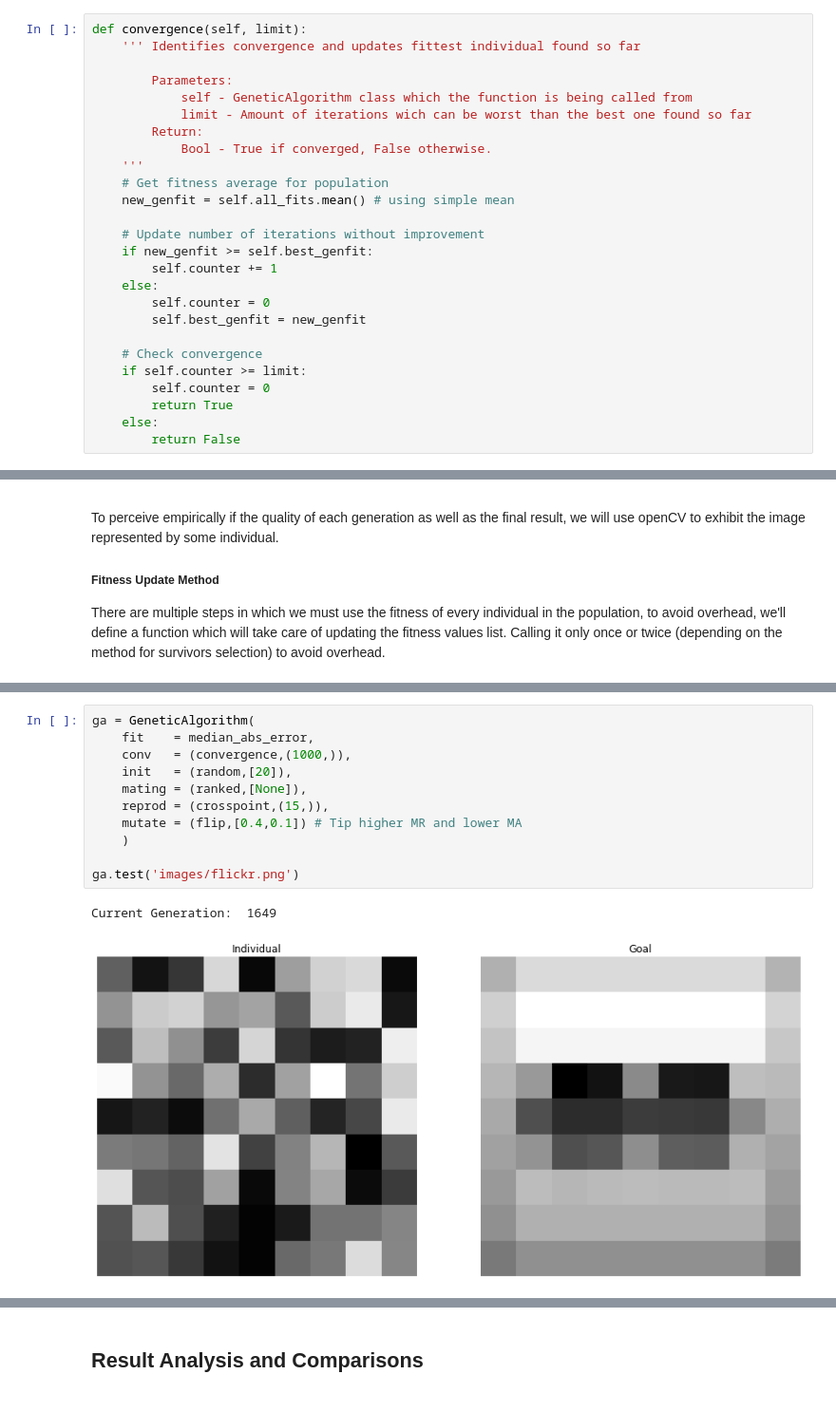
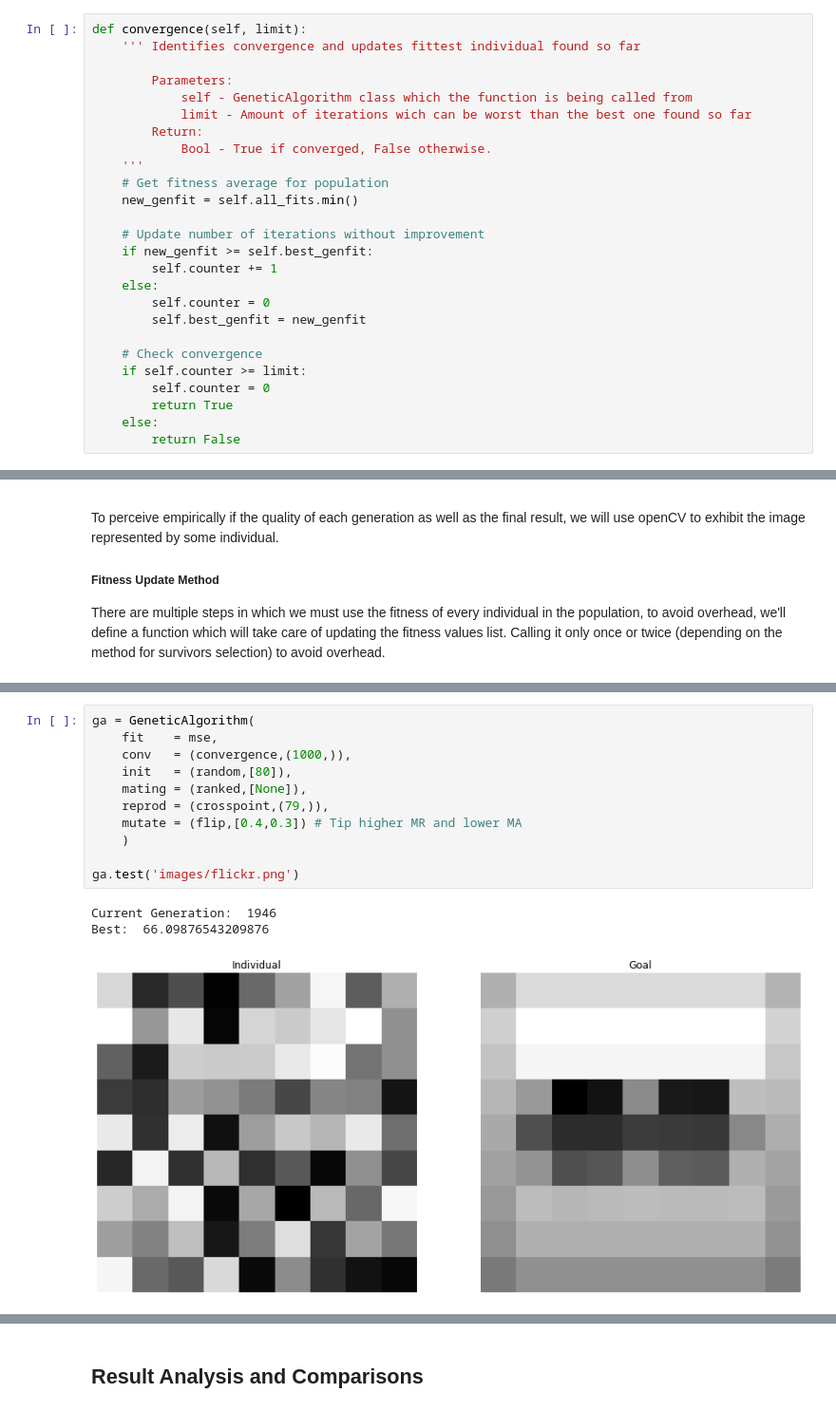
Before and after one commit to VFerrari/IntroductionToAI, a Jupyter notebook: Project2/Project2.ipynb, the cells around one changed output, grey strips where cells are left out. Shown at 95% size. Saved outputs shown, nothing was run; the diff lists cells and outputs as text.

```diff
--- a/Project2/Project2.ipynb
+++ b/Project2/Project2.ipynb
@@ -127,7 +130,7 @@ def convergence(self, limit):
             Bool - True if converged, False otherwise.
     '''
     # Get fitness average for population
-    new_genfit = self.all_fits.mean() # using simple mean
+    new_genfit = self.all_fits.min()
 
     # Update number of iterations without improvement
     if new_genfit >= self.best_genfit:
@@ -477,15 +486,16 @@ class GeneticAlgorithm():
 # %%
 ga = GeneticAlgorithm(
-    fit    = median_abs_error,
+    fit    = mse,
     conv   = (convergence,(1000,)),
-    init   = (random,[20]),
+    init   = (random,[80]),
     mating = (ranked,[None]),
-    reprod = (crosspoint,(15,)),
-    mutate = (flip,[0.4,0.1]) # Tip higher MR and lower MA
+    reprod = (crosspoint,(79,)),
+    mutate = (flip,[0.4,0.3]) # Tip higher MR and lower MA
     )
 
 ga.test('images/flickr.png')
 # %% [output]
-Current Generation:  1649
+Current Generation:  1946
+Best:  66.09876543209876
-[figure, old version]
+[figure, new version]
 # %%
```
Also changed, not shown: parts of 8 cells of this notebook.
